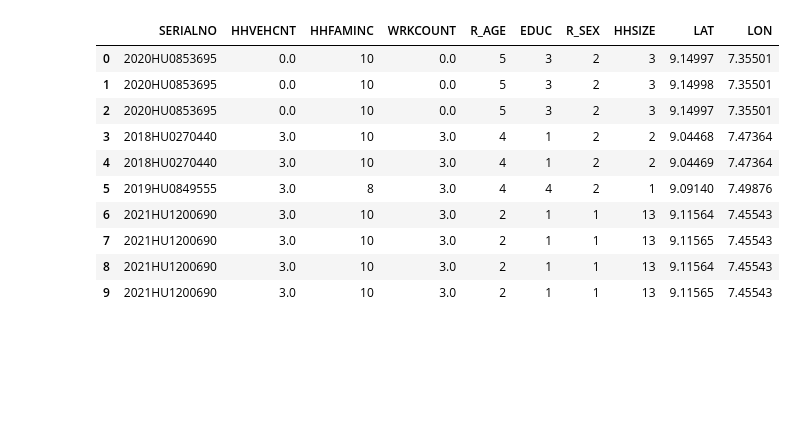
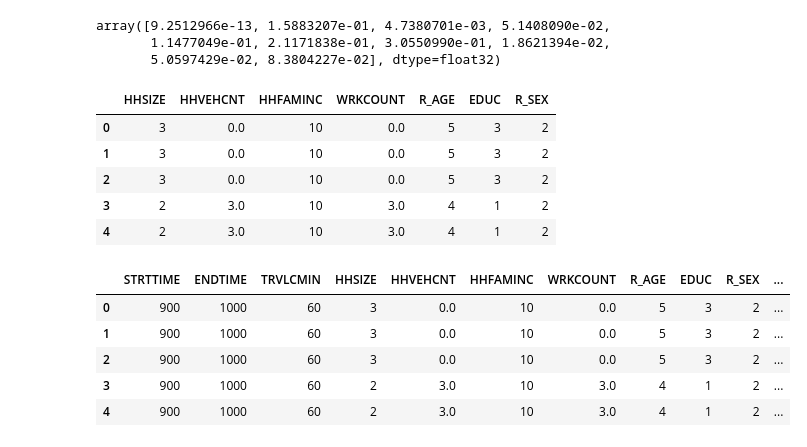
Before and after one commit to abuudarda/synthetic-population-simulation, a Jupyter notebook: Activity assignment/house_assign.ipynb, the cells around one changed output. Cells and saved outputs as stored; diff of their text form; code cells hidden in the pictures; blank space fills up the shorter version.

Commit message:
feat: activity assignment without LAT LON

```diff
--- a/Activity assignment/house_assign.ipynb
+++ b/Activity assignment/house_assign.ipynb
@@ -269,0 +274,28 @@ data_to_predict['WRKCOUNT']=data_to_predict['WRKCOUNT'].fillna(0)
+# %%
+
+start=900
+end=1000
+data_to_predict['STRTTIME']=start
+data_to_predict['ENDTIME']=end
+data_to_predict['TRVLCMIN']=60
+data_to_predict=data_to_predict[['STRTTIME','ENDTIME','TRVLCMIN','HHSIZE','HHVEHCNT','HHFAMINC','WRKCOUNT','R_AGE','EDUC','R_SEX']]
+data_to_predict.head(10)
+
+data_to_predict.to_csv("C:\\Users\\abubabu\\Documents\\GitHub\\synthetic-population-simulation\Model\\shundordata.csv")
+# %%
+import tensorflow as tf
+import pickle
+model=tf.keras.models.load_model("C:\\Users\\abubabu\\Documents\\GitHub\\synthetic-population-simulation\\Model\\v3_oh.h5")
+with open('C:\\Users\\abubabu\\Documents\\GitHub\\synthetic-population-simulation\\Activity assignment\\scaler_filename.pkl', 'rb') as file:
+    scaler = pickle.load(file)
+# from sklearn.preprocessing import MinMaxScaler, StandardScaler
+# scaler = MinMaxScaler()
+# X_csv = data_to_predict.values
+# X_csv = scaler.fit_transform(X_csv)
+
+# X_csv.shape
+# %%
+data_to_predict_scaled = scaler.transform(data_to_predict)
+predictions = model.predict(data_to_predict_scaled)
+predicted_classes = np.argmax(predictions, axis=1)
+predicted_classes
@@ -269,0 +305,2 @@ data_to_predict['WRKCOUNT']=data_to_predict['WRKCOUNT'].fillna(0)
+# %%
+data_to_predict['Predicted_Class'] = predicted_classes
@@ -270,15 +327,25 @@ data_to_predict['WRKCOUNT']=data_to_predict['WRKCOUNT'].fillna(0)
+# %%
+predictions[0]
+# %% [output]
+array([9.2512966e-13, 1.5883207e-01, 4.7380701e-03, 5.1408090e-02,
+       1.1477049e-01, 2.1171838e-01, 3.0550990e-01, 1.8621394e-02,
+       5.0597429e-02, 8.3804227e-02], dtype=float32)
+# %%
+temp_data.head(5)
+# %% [output]
+|  | HHSIZE | HHVEHCNT | HHFAMINC | WRKCOUNT | R_AGE | EDUC | R_SEX |
+| 0 | 3 | 0.0 | 10 | 0.0 | 5 | 3 | 2 |
+| 1 | 3 | 0.0 | 10 | 0.0 | 5 | 3 | 2 |
+| 2 | 3 | 0.0 | 10 | 0.0 | 5 | 3 | 2 |
+| 3 | 2 | 3.0 | 10 | 3.0 | 4 | 1 | 2 |
+| 4 | 2 | 3.0 | 10 | 3.0 | 4 | 1 | 2 |
 # %%
-data_to_predict.head(10)
+data_to_predict.head(5)
 # %% [output]
-|  | SERIALNO | HHVEHCNT | HHFAMINC | WRKCOUNT | R_AGE | EDUC | R_SEX | HHSIZE | LAT | LON |
-| 0 | 2020HU0853695 | 0.0 | 10 | 0.0 | 5 | 3 | 2 | 3 | 9.14997 | 7.35501 |
-| 1 | 2020HU0853695 | 0.0 | 10 | 0.0 | 5 | 3 | 2 | 3 | 9.14998 | 7.35501 |
-| 2 | 2020HU0853695 | 0.0 | 10 | 0.0 | 5 | 3 | 2 | 3 | 9.14997 | 7.35501 |
-| 3 | 2018HU0270440 | 3.0 | 10 | 3.0 | 4 | 1 | 2 | 2 | 9.04468 | 7.47364 |
-| 4 | 2018HU0270440 | 3.0 | 10 | 3.0 | 4 | 1 | 2 | 2 | 9.04469 | 7.47364 |
-| 5 | 2019HU0849555 | 3.0 | 8 | 3.0 | 4 | 4 | 2 | 1 | 9.09140 | 7.49876 |
-| 6 | 2021HU1200690 | 3.0 | 10 | 3.0 | 2 | 1 | 1 | 13 | 9.11564 | 7.45543 |
-| 7 | 2021HU1200690 | 3.0 | 10 | 3.0 | 2 | 1 | 1 | 13 | 9.11565 | 7.45543 |
-| 8 | 2021HU1200690 | 3.0 | 10 | 3.0 | 2 | 1 | 1 | 13 | 9.11564 | 7.45543 |
-| 9 | 2021HU1200690 | 3.0 | 10 | 3.0 | 2 | 1 | 1 | 13 | 9.11565 | 7.45543 |
+|  | STRTTIME | ENDTIME | TRVLCMIN | HHSIZE | HHVEHCNT | HHFAMINC | WRKCOUNT | R_AGE | EDUC | R_SEX | ... |
+| 0 | 900 | 1000 | 60 | 3 | 0.0 | 10 | 0.0 | 5 | 3 | 2 | ... |
+| 1 | 900 | 1000 | 60 | 3 | 0.0 | 10 | 0.0 | 5 | 3 | 2 | ... |
+| 2 | 900 | 1000 | 60 | 3 | 0.0 | 10 | 0.0 | 5 | 3 | 2 | ... |
+| 3 | 900 | 1000 | 60 | 2 | 3.0 | 10 | 3.0 | 4 | 1 | 2 | ... |
+| 4 | 900 | 1000 | 60 | 2 | 3.0 | 10 | 3.0 | 4 | 1 | 2 | ... |
 # %%
```
Also changed, not shown: parts of 10 cells of this notebook, 30 other files.
